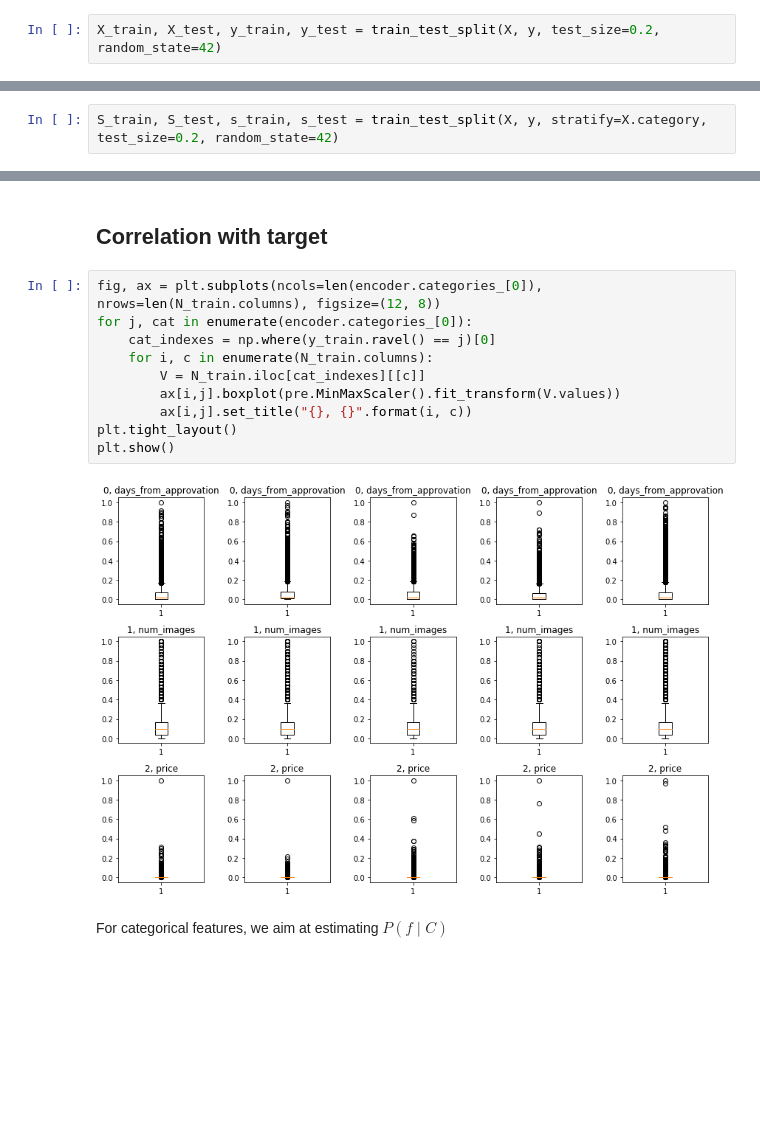
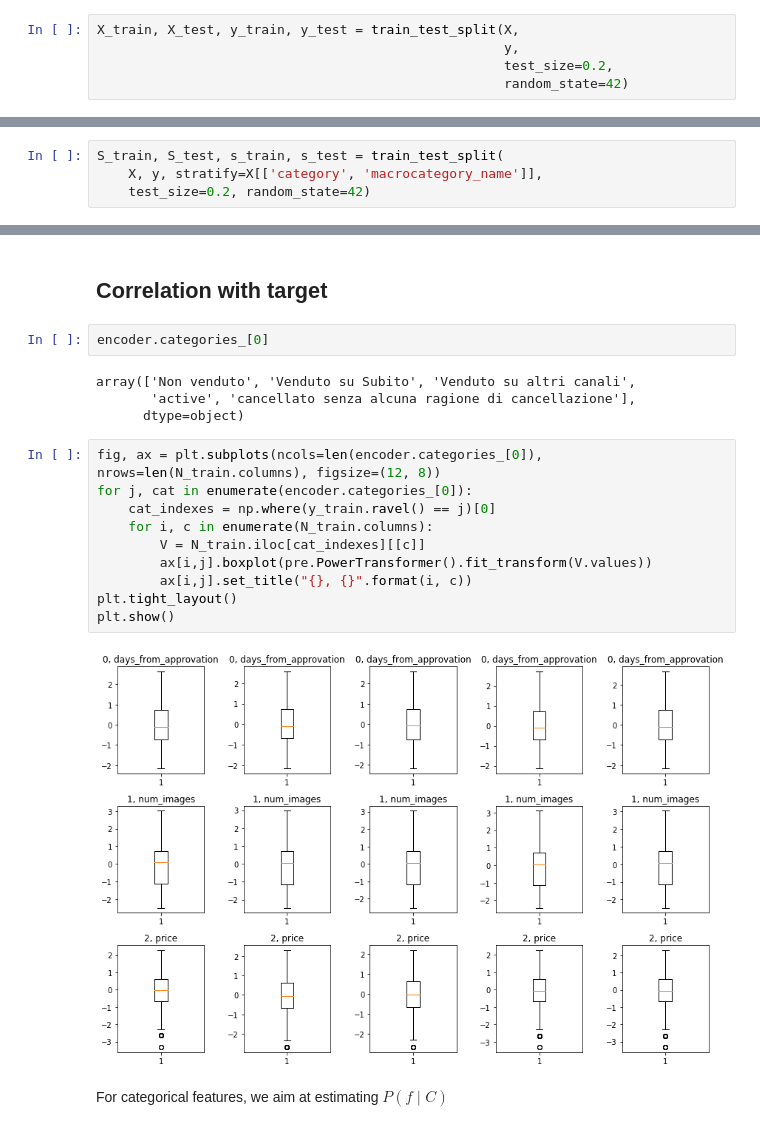
Before and after one commit to afflint/subito, a Jupyter notebook: classification/exploration.ipynb, the cells around one changed output, grey strips where cells are left out. Saved outputs shown, nothing was run; the diff lists cells and outputs as text; blank space fills up the shorter version.

```diff
--- a/classification/exploration.ipynb
+++ b/classification/exploration.ipynb
@@ -96,7 +119,10 @@ from sklearn.model_selection import train_test_split
 # %% [markdown]
 ## Unstratified split
 # %%
-X_train, X_test, y_train, y_test = train_test_split(X, y, test_size=0.2, random_state=42)
+X_train, X_test, y_train, y_test = train_test_split(X,
+                                                    y,
+                                                    test_size=0.2,
+                                                    random_state=42)
 # %%
 fig, ax = plt.subplots(figsize=(14, 4))
 df = pd.DataFrame({
@@ -107,7 +133,9 @@ plt.show()
 # %% [output]
 [figure]
 # %%
-S_train, S_test, s_train, s_test = train_test_split(X, y, stratify=X.category, test_size=0.2, random_state=42)
+S_train, S_test, s_train, s_test = train_test_split(
+    X, y, stratify=X[['category', 'macrocategory_name']],
+    test_size=0.2, random_state=42)
 # %%
 fig, ax = plt.subplots(figsize=(14, 4))
 df = pd.DataFrame({
@@ -308,18 +346,24 @@ x2_SPORTS E HOBBY
 x3_Lazio
 # %% [markdown]
 ## Correlation with target
+# %%
+encoder.categories_[0]
+# %% [output]
+array(['Non venduto', 'Venduto su Subito', 'Venduto su altri canali',
+       'active', 'cancellato senza alcuna ragione di cancellazione'],
+      dtype=object)
 # %%
 fig, ax = plt.subplots(ncols=len(encoder.categories_[0]), nrows=len(N_train.columns), figsize=(12, 8))
 for j, cat in enumerate(encoder.categories_[0]):
     cat_indexes = np.where(y_train.ravel() == j)[0]
     for i, c in enumerate(N_train.columns):
         V = N_train.iloc[cat_indexes][[c]]
-        ax[i,j].boxplot(pre.MinMaxScaler().fit_transform(V.values))
+        ax[i,j].boxplot(pre.PowerTransformer().fit_transform(V.values))
         ax[i,j].set_title("{}, {}".format(i, c))
 plt.tight_layout()
 plt.show()
 # %% [output]
-[figure, old version]
+[figure, new version]
 # %% [markdown]
 For categorical features, we aim at estimating $P(f \mid C)$
 # %%
```
Also changed, not shown: parts of 11 cells of this notebook, 3 other files.
